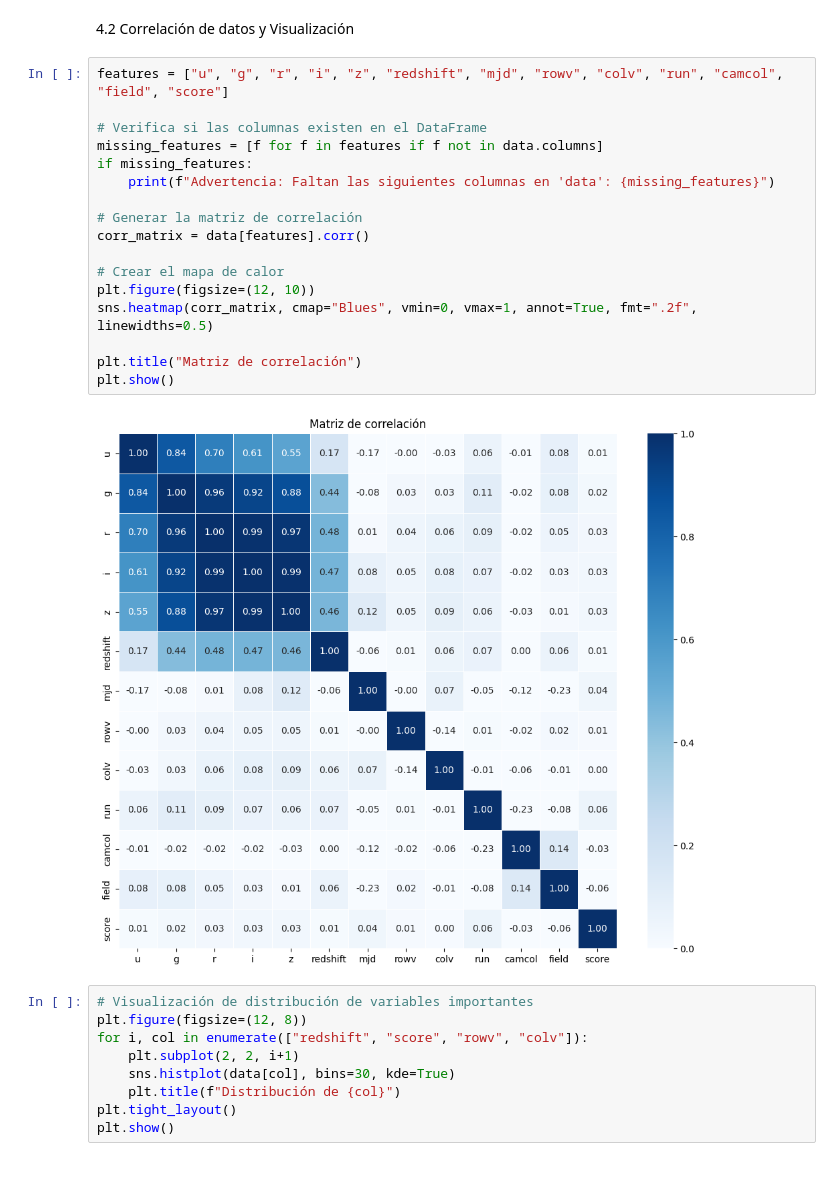
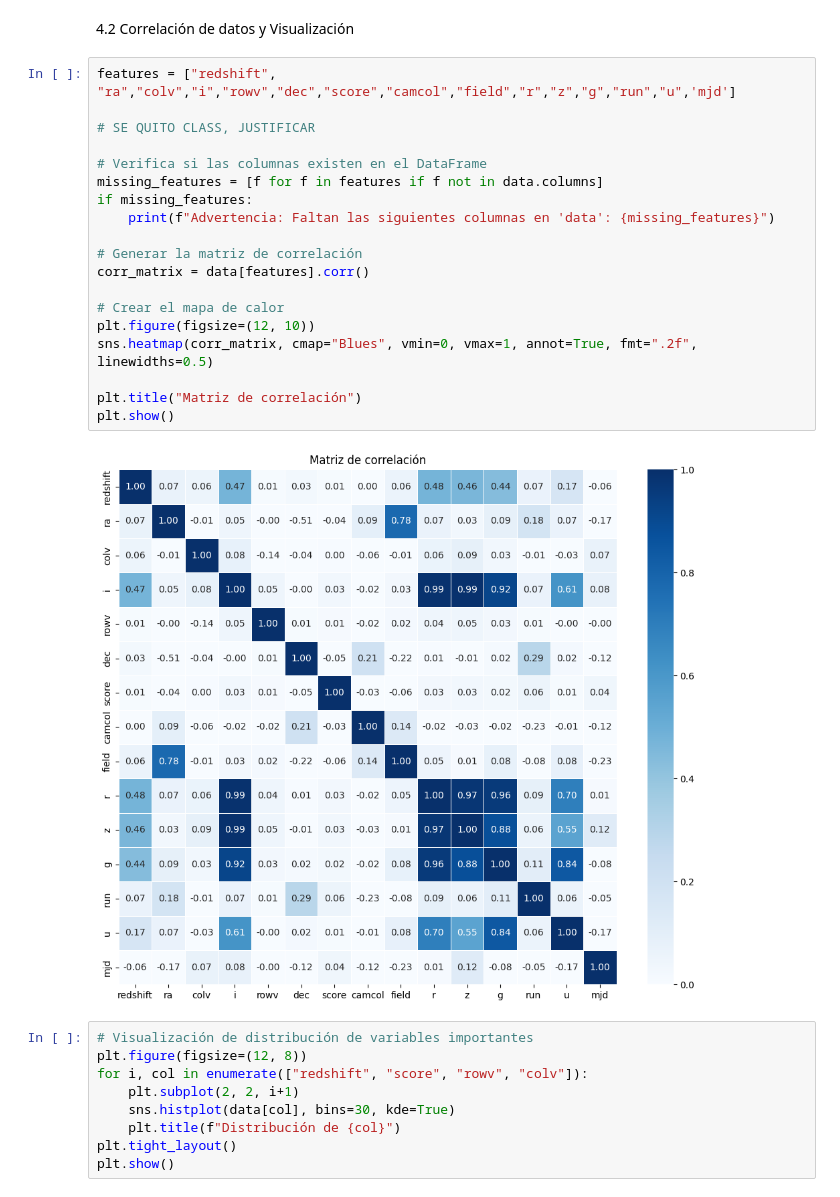
Before and after one commit to Paulina-A-V/Laboratorio, a Jupyter notebook: notebook lab 1.ipynb, the cells around one changed output. Saved outputs shown, nothing was run; the diff lists cells and outputs as text.

```diff
--- a/notebook lab 1.ipynb
+++ b/notebook lab 1.ipynb
@@ -270,24 +263,26 @@ Name: count, dtype: int64
 # %% [markdown]
 4.2 Correlación de datos y Visualización
 # %%
-features = ["u", "g", "r", "i", "z", "redshift", "mjd", "rowv", "colv", "run", "camcol", "field", "score"]
+features = ["redshift", "ra","colv","i","rowv","dec","score","camcol","field","r","z","g","run","u",'mjd']
+
+# SE QUITO CLASS, JUSTIFICAR
 
 # Verifica si las columnas existen en el DataFrame
 missing_features = [f for f in features if f not in data.columns]
 if missing_features:
     print(f"Advertencia: Faltan las siguientes columnas en 'data': {missing_features}")
 
 # Generar la matriz de correlación
 corr_matrix = data[features].corr()
 
 # Crear el mapa de calor
 plt.figure(figsize=(12, 10))
 sns.heatmap(corr_matrix, cmap="Blues", vmin=0, vmax=1, annot=True, fmt=".2f", linewidths=0.5)
 
 plt.title("Matriz de correlación")
 plt.show()
 # %% [output]
-[figure, old version]
+[figure, new version]
 # %%
 # Visualización de distribución de variables importantes
 plt.figure(figsize=(12, 8))
```
Also changed, not shown: parts of 6 cells of this notebook.
